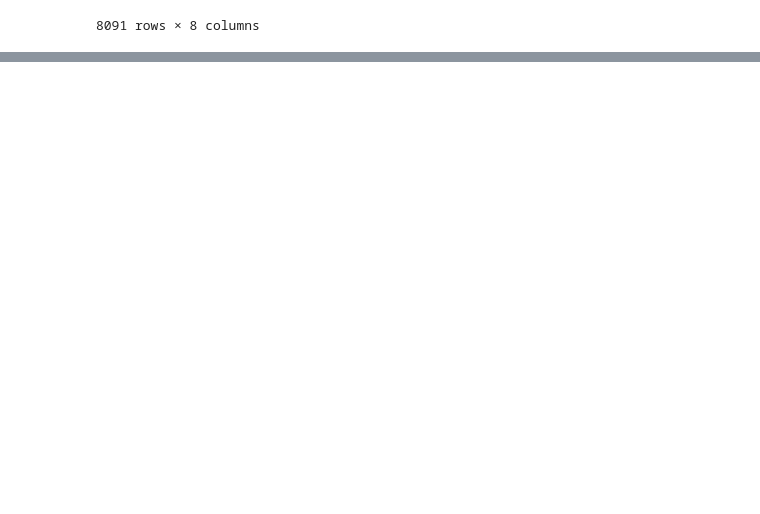
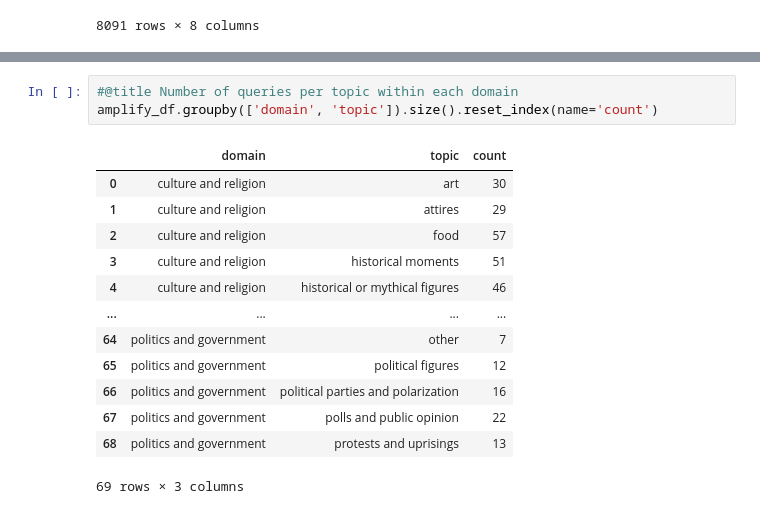
Before and after one commit to google-research-datasets/Amplify_SSA, a Jupyter notebook: Amplify_SSA_Data_Exploration.ipynb, the cells around one changed output, grey strips where cells are left out. Saved outputs shown, nothing was run; the diff lists cells and outputs as text; blank space fills up the shorter version.

```diff
--- a/Amplify_SSA_Data_Exploration.ipynb
+++ b/Amplify_SSA_Data_Exploration.ipynb
@@ -25,0 +58,17 @@ amplify_df
+# %%
+#@title Number of queries per topic within each domain
+amplify_df.groupby(['domain', 'topic']).size().reset_index(name='count')
+# %% [output]
+|  | domain | topic | count |
+| 0 | culture and religion | art | 30 |
+| 1 | culture and religion | attires | 29 |
+| 2 | culture and religion | food | 57 |
+| 3 | culture and religion | historical moments | 51 |
+| 4 | culture and religion | historical or mythical figures | 46 |
+| ... | ... | ... | ... |
+| 64 | politics and government | other | 7 |
+| 65 | politics and government | political figures | 12 |
+| 66 | politics and government | political parties and polarization | 16 |
+| 67 | politics and government | polls and public opinion | 22 |
+| 68 | politics and government | protests and uprisings | 13 |
+69 rows × 3 columns
```
Also changed, not shown: parts of 7 cells of this notebook.
